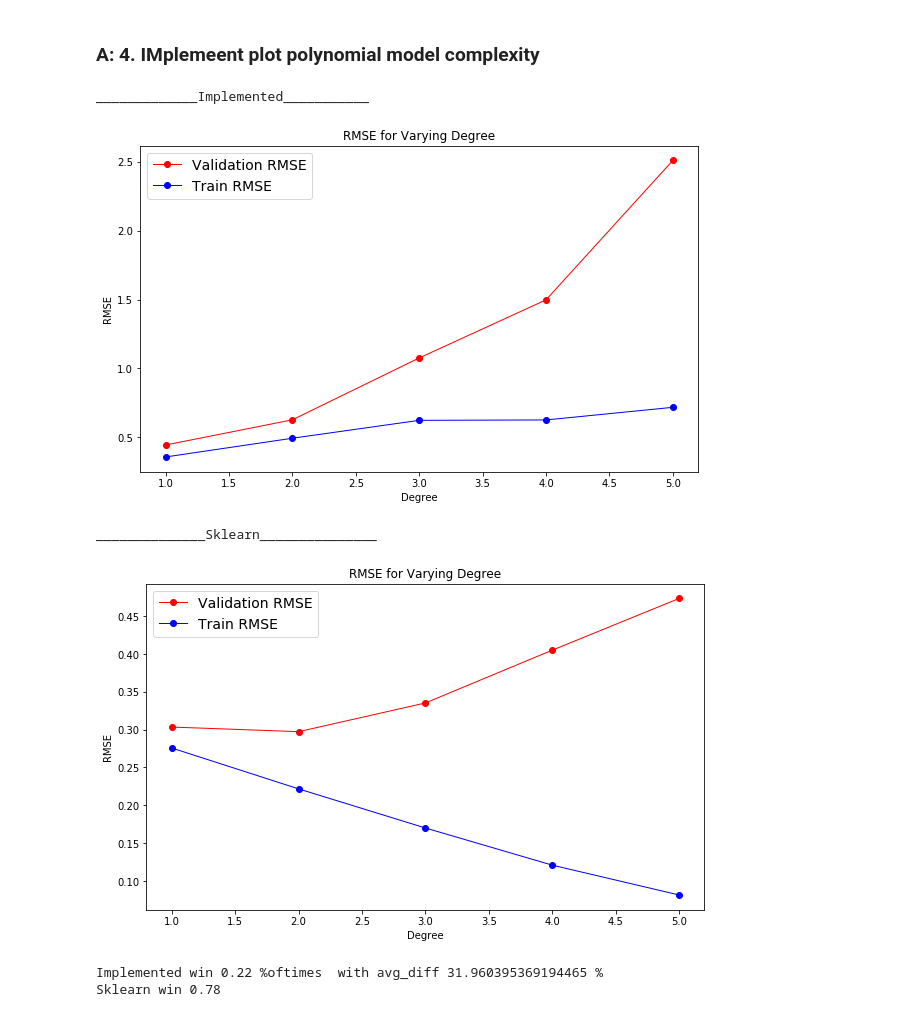
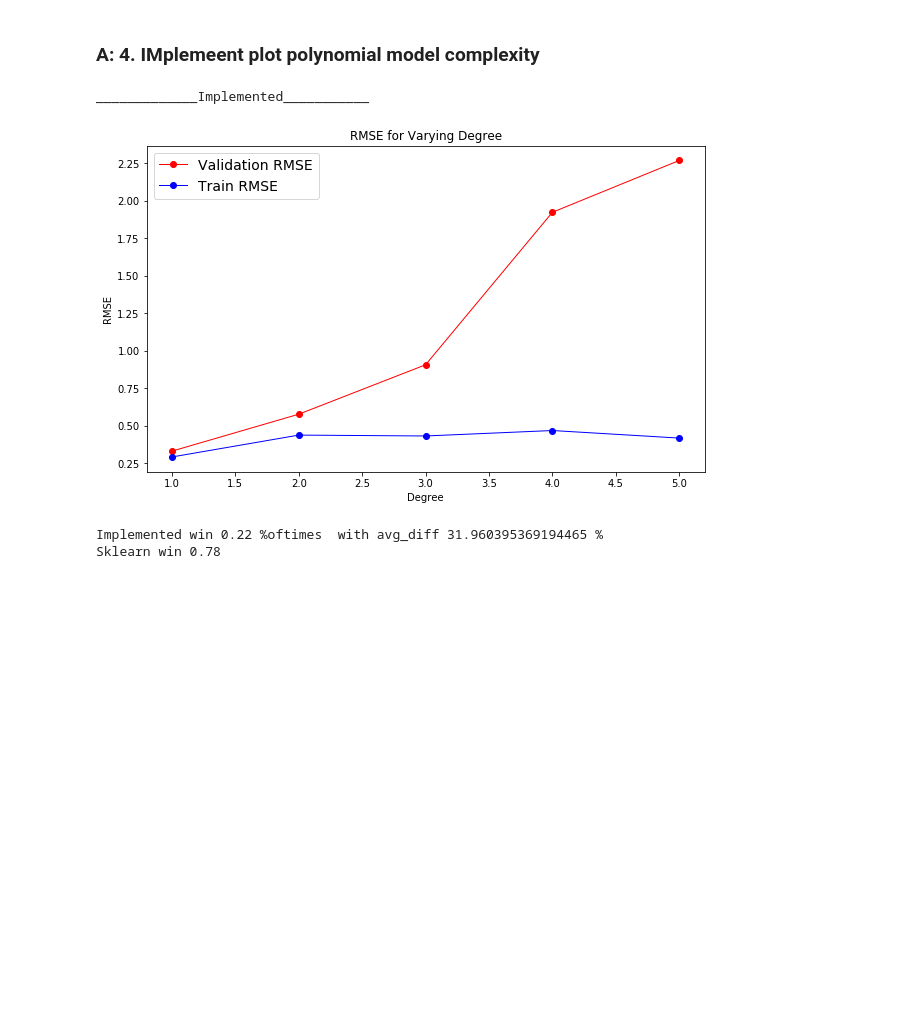
Before and after one commit to onsaint/Machine-Learning-Adventures, a Jupyter notebook: Linear Regression/draft02-clean-up.ipynb, the cells around one changed output. Cells and saved outputs as stored; diff of their text form; code cells hidden in the pictures; blank space fills up the shorter version.

```diff
--- a/Linear Regression/draft02-clean-up.ipynb
+++ b/Linear Regression/draft02-clean-up.ipynb
@@ -378,12 +378,12 @@ array([[ 1.,  2.,  3.,  4.,  4.,  6.,  8.,  9., 12., 16.],
 # %% [markdown]
 ## A: 3. Learning curve
 # %%
-def learning_curve(model, X, Y, cv, train_size=np.linspace(0.1, 1.0, 10), learning_rate=0.01, epochs=1000, tol=None, regularizer=None, lambd=0.0, **kwargs):
+def learning_curve(model, X_input, Y_target, cv, train_size=np.linspace(0.1, 1.0, 10), learning_rate=0.01, epochs=1000, tol=None, regularizer=None, lambd=0.0, **kwargs):
     '''
     Arguments:
     - model: object type that implements the “fit” and “predict” methods. An object of that type which is cloned for each validation.
-    - X: ndarray A numpy array with rows representing data samples and columns representing features.
-    - Y: ndarray A 1D numpy array with labels corresponding to each row of the feature matrix X.
+    - X_input: ndarray A numpy array with rows representing data samples and columns representing features.
+    - Y_target: ndarray A 1D numpy array with labels corresponding to each row of the feature matrix X.
     - cv : int integer, to specify the number of folds in a k-fold cross-validation.
     - train_sizes : intor float Relative or absolute numbers of training examples that will be used to generate the learning curve.
         If the dtype is float, it is regarded as a fraction of the maximum size of the training set
@@ -409,10 +409,11 @@ def learning_curve(model, X, Y, cv, train_size=np.linspace(0.1, 1.0, 10), learni
     val_scores = []
 
     for step in train_size:
-        cur_X = X[0:int(step*N)]
-        cur_Y = Y[0:int(step*N)]
+        cur_X = X_input[0:int(step*N)]
+        cur_Y = Y_target[0:int(step*N)]
         x_train_folds = np.array(np.array_split(cur_X, cv))
         y_train_folds = np.array(np.array_split(cur_Y, cv))
+
 
         train_score = 0
         val_score = 0
@@ -430,7 +431,6 @@ def learning_curve(model, X, Y, cv, train_size=np.linspace(0.1, 1.0, 10), learni
 
             train_pred = model.predict(train_inp)
             val_pred = model.predict(val_fold)
-
             train_score += mse(target_inp.reshape(-1),
                                train_pred.reshape(-1))
             val_score += mse(y_train_folds[idx].reshape(-1),
@@ -544,7 +544,8 @@ def plot_polynomial_model_complexity(model, X, Y, cv,
             #get to the right shape
             train_inp = np.vstack(train_folds)
             target_inp = np.vstack(label_folds)
-            model.fit(train_inp,target_inp)
+            model.fit(train_inp,target_inp, learning_rate=learning_rate, epochs=epochs,
+                             regularizer=regularizer, lambd=lambd, tol=tol)
 
             train_pred = model.predict(train_inp)
             val_pred = model.predict(val_fold)
@@ -571,27 +572,25 @@ def plot_polynomial_model_complexity(model, X, Y, cv,
 # %%
 X_train_ = np.random.rand(100,10)
 y_train_ = np.random.rand(100)
 
 print("_____________Implemented___________")
 _, _ = plot_polynomial_model_complexity(Linear_Regression(), X_train_, y_train_, 5, 5,
-                                 learning_rate=0.1, epochs=16000, tol=None,
+                                 learning_rate=0.1, epochs=7000, tol=None,
                                  regularizer=None, lambd=0.0)
 
 
-LR_sklearn = linear_model.SGDRegressor(loss='squared_loss',
-                                       penalty=None,tol=None,
-                                       alpha=1e-1, max_iter=1000)
+# LR_sklearn = linear_model.SGDRegressor(loss='squared_loss',
+#                                        penalty=None,tol=None,
+#                                        alpha=1e-1, max_iter=1000)
 
 
-print('\n______________Sklearn_______________')
-_, _ = plot_polynomial_model_complexity(LR_sklearn, X_train_, y_train_, 5, 5,
-                                 learning_rate=0.0001, epochs=1000, tol=None,
-                                 regularizer=None, lambd=0.0)
+# print('\n______________Sklearn_______________')
+# _, _ = plot_polynomial_model_complexity(LR_sklearn, X_train_, y_train_, 5, 5,
+#                                  learning_rate=0.0001, epochs=1000, tol=None,
+#                                  regularizer=None, lambd=0.0)
 # %% [output]
 _____________Implemented___________
-[figure, old version]
+[figure, new version]
-______________Sklearn_______________
-[figure, removed]
 # %%
 #this check tell how frequently does our metrics got off base on sklearn
 def syn_prob(time=100):
```
Also changed, not shown: parts of 24 cells of this notebook.
